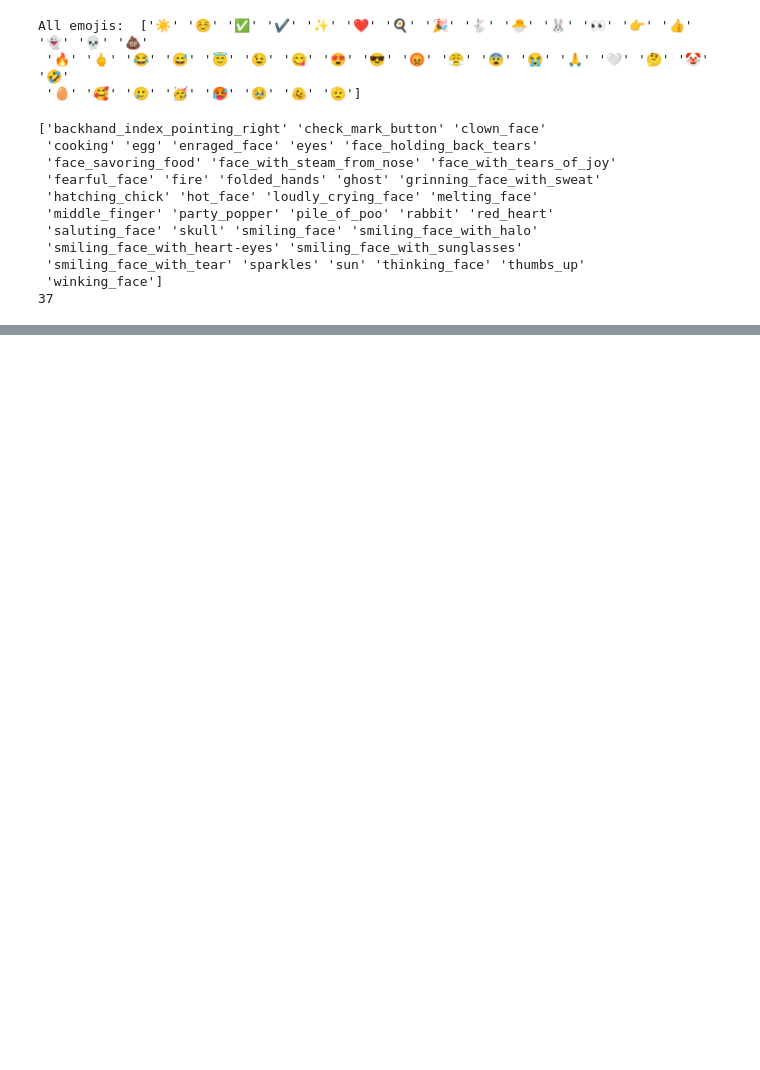
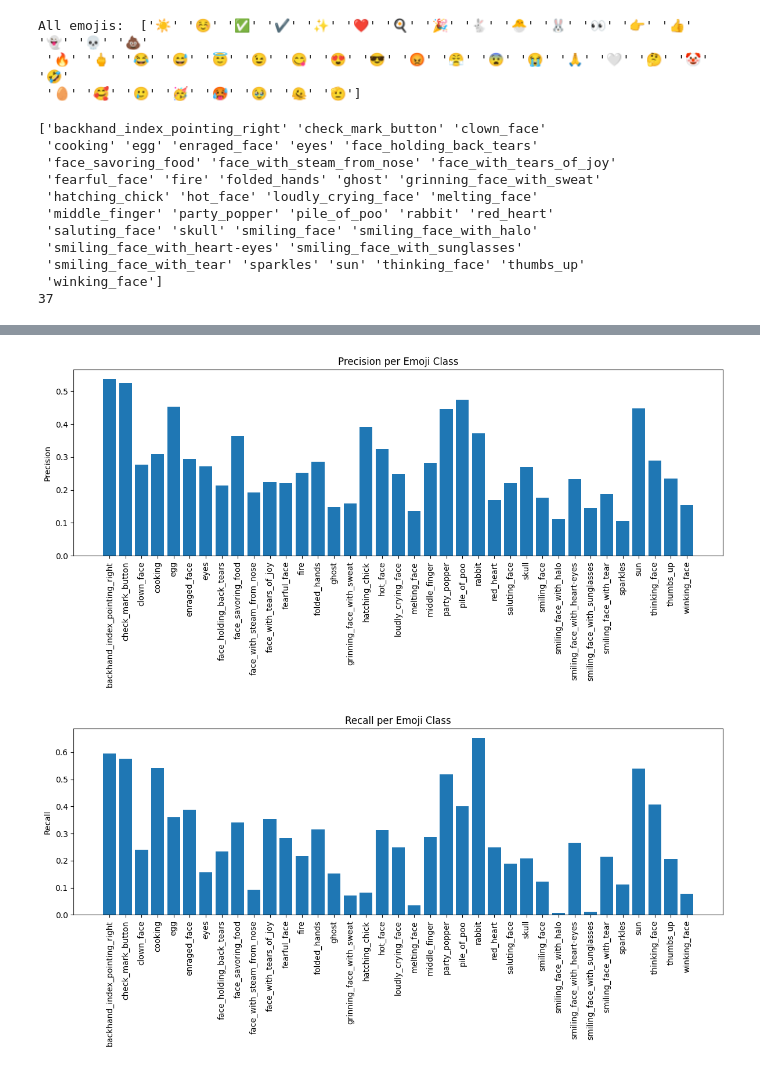
Before and after one commit to tinas1494/ds301_group12, a Jupyter notebook: improved_bertweet.ipynb, the cells around one changed output, grey strips where cells are left out. Cells and saved outputs as stored; diff of their text form; code cells hidden in the pictures; blank space fills up the shorter version.

Commit message:
trained model with grouped emojis

```diff
--- a/improved_bertweet.ipynb
+++ b/improved_bertweet.ipynb
@@ -91,0 +236,26 @@ print(data['emoji_group_char'].nunique())
+# %%
+from sklearn.metrics import precision_recall_fscore_support
+import matplotlib.pyplot as plt
+import numpy as np
+
+pred_output = trainer.predict(tokenized_test_dataset)
+logits = pred_output.predictions
+y_true = pred_output.label_ids
+y_pred = np.argmax(logits, axis=-1)
+classes = label_encoder.classes_
+
+precisions, recalls, f1s, supports = precision_recall_fscore_support(
+    y_true,
+    y_pred,
+    labels=range(len(classes))
+)
+
+df_metrics = pd.DataFrame({
+    "emoji": classes,
+    "precision": precisions,
+    "recall": recalls,
+    "f1": f1s,
+    "support": supports
+})
+
+print(df_metrics)
@@ -91,0 +281,21 @@ print(data['emoji_group_char'].nunique())
+# %%
+x = np.arange(len(classes))
+
+plt.figure(figsize=(12, 6))
+plt.bar(x, precisions)
+plt.xticks(x, classes, rotation=90)
+plt.ylabel("Precision")
+plt.title("Precision per Emoji Class")
+plt.tight_layout()
+plt.show()
+
+plt.figure(figsize=(12, 6))
+plt.bar(x, recalls)
+plt.xticks(x, classes, rotation=90)
+plt.ylabel("Recall")
+plt.title("Recall per Emoji Class")
+plt.tight_layout()
+plt.show()
+# %% [output]
+[figure, added]
+[figure, added]
```
Also changed, not shown: parts of 7 cells of this notebook.
